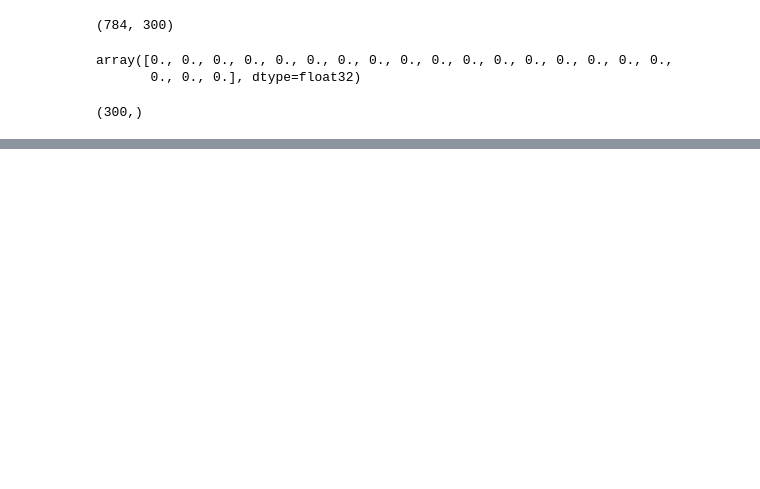
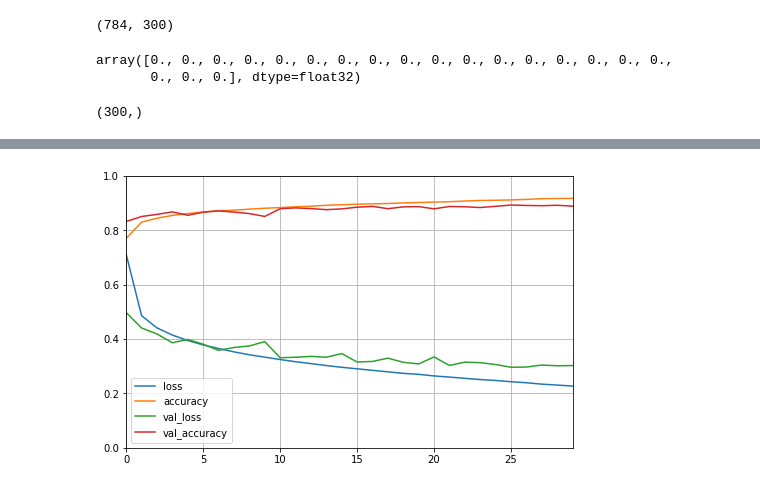
Before and after one commit to Aegis1863/ML_practice, a Jupyter notebook: 机器学习实战笔记/Keras人工神经网络.ipynb, the cells around one changed output, grey strips where cells are left out. Cells and saved outputs as stored; diff of their text form; code cells hidden in the pictures; blank space fills up the shorter version.

```diff
--- a/机器学习实战笔记/Keras人工神经网络.ipynb
+++ b/机器学习实战笔记/Keras人工神经网络.ipynb
@@ -116,0 +122,4 @@ biases.shape
+# %%
+model.compile(loss='sparse_categorical_crossentropy',  # 也可以写 loss = keras.losses.sparse_categorical_crossentropy
+             optimizer='sgd',  # optimizer = keras.optimizer.SGD(lr=0.01)  可以指定学习率
+             metrics=['accuracy'])  # metrics = keras.metrics.sparse_categorical_accuracy, 在分类器训练评估中测量'accuracy'很有用
@@ -116,0 +134,3 @@ biases.shape
+# %%
+history = model.fit(x_train, y_train, epochs=30, validation_data=(x_valid, y_valid))
+# validation_data 用于指定验证集，改用validation_split = 0.1 可以指定验证集比例
@@ -116,0 +155,11 @@ biases.shape
+# %%
+import pandas as pd
+import matplotlib.pyplot as plt
+
+pd.DataFrame(history.history).plot(figsize=(8, 5))
+plt.gca().set_ylim(0, 1)
+plt.gca().set_xlim(0, 29)
+plt.grid()
+plt.show()
+# %% [output]
+[figure, added]
```
Also changed, not shown: parts of 71 cells of this notebook, 1 other file.
